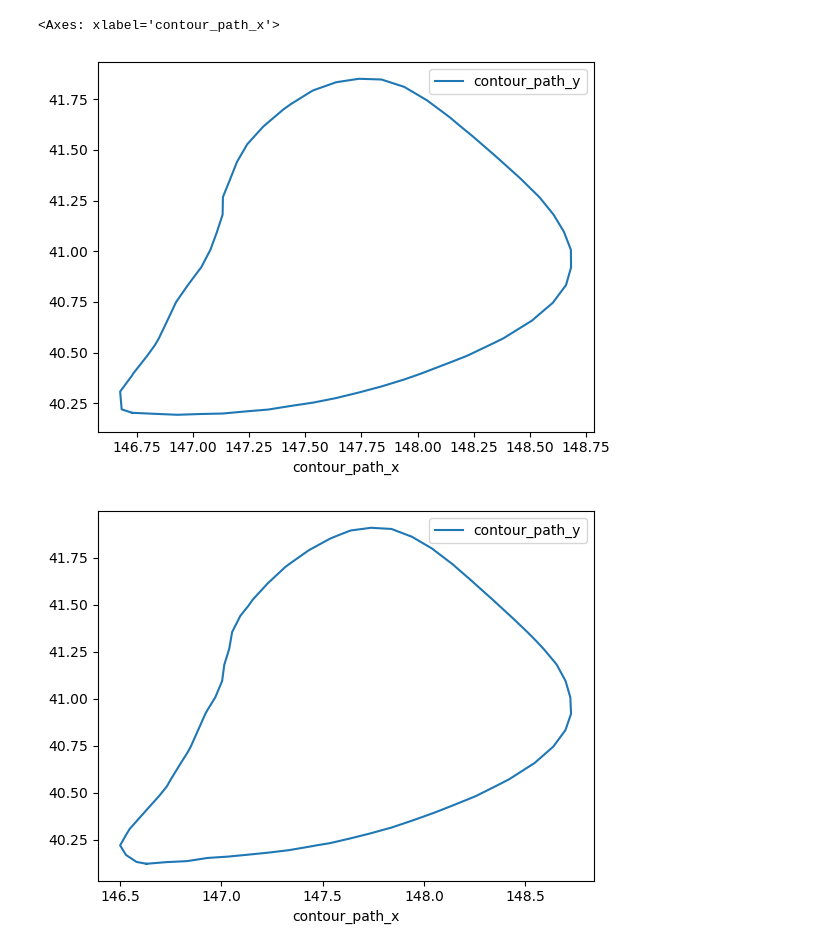
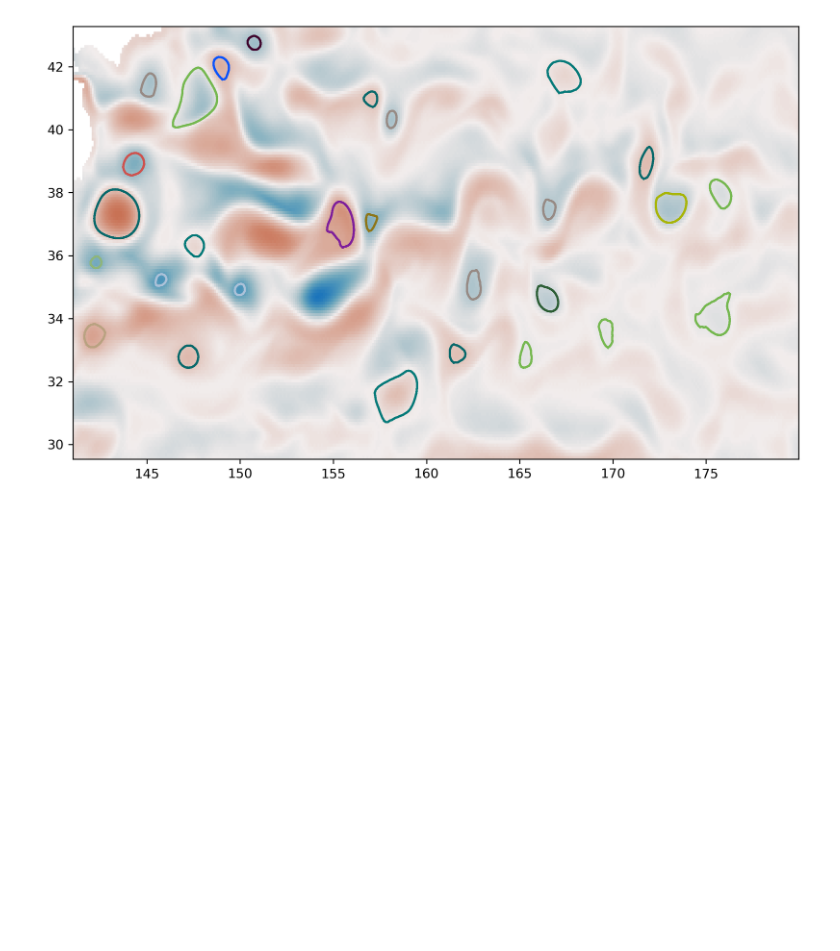
Before and after one commit to josuemtzmo/trackeddy, a Jupyter notebook: examples/test_in_data_with_issues.ipynb, the cells around one changed output. Drawn from its saved outputs; the diff is of its cells as text; code cells hidden in the pictures; blank space fills up the shorter version.

```diff
--- a/examples/test_in_data_with_issues.ipynb
+++ b/examples/test_in_data_with_issues.ipynb
@@ -46,11 +43,10 @@ TEddy.plot_eddy_detection_multilevel(df_eddy_multilevel_store)
-# %%
-# ii=22
-# for ii in df_eddy_multilevel_store.index.get_level_values(level=0).unique():
-#     print(ii)
-df_eddy_multilevel_store.loc[5].plot.line(x='contour_path_x',y='contour_path_y')
-df_eddy_multilevel_store.loc[17].plot.line(x='contour_path_x',y='contour_path_y')
-#     plt.show()
-# %% [output]
-<Axes: xlabel='contour_path_x'>
-[figure, removed]
-[figure, removed]
+# %%
+TEddy.identification_criteria['eccentricity'] = 0.95 # 1
+TEddy.identification_criteria['ellipse_fit'] = 0.85 #
+TEddy.identification_criteria['gaussian_fit'] = 0.85
+# %%
+df_eddy_multilevel_store = TEddy._detect_snapshot(0,levels)
+# %%
+TEddy.plot_eddy_detection_multilevel(df_eddy_multilevel_store)
+# %% [output]
+[figure, added]
```
Also changed, not shown: parts of 5 cells of this notebook, 1 other file.
